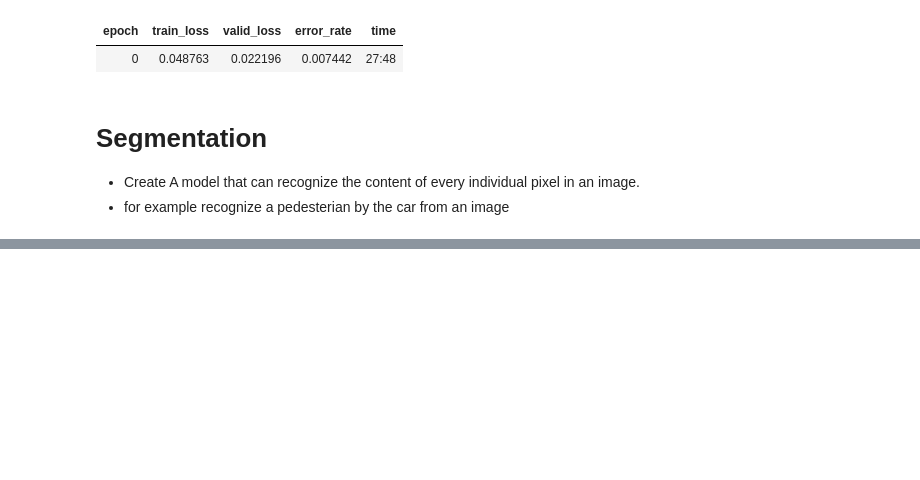
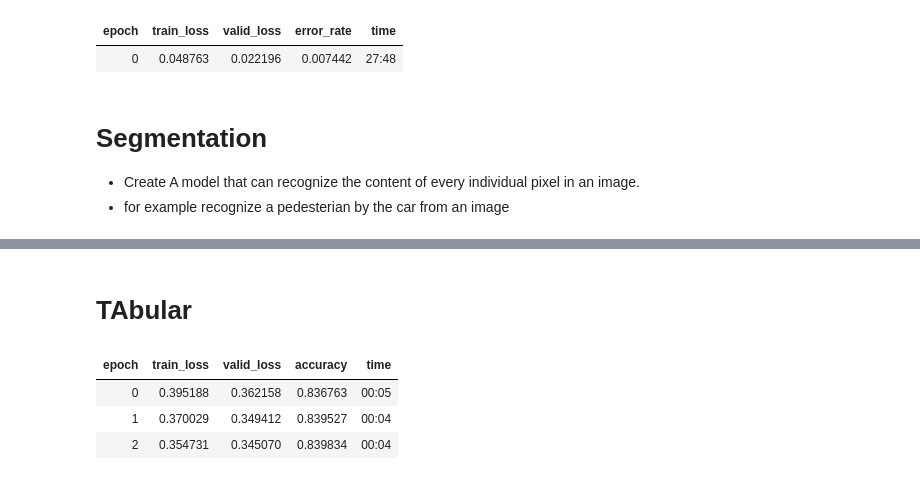
Before and after one commit to Elma-dev/fast_ai, a Jupyter notebook: fast_ai.ipynb, the cells around one changed output, grey strips where cells are left out. Saved outputs shown, nothing was run; the diff lists cells and outputs as text; code cells hidden in the pictures; blank space fills up the shorter version.

```diff
--- a/fast_ai.ipynb
+++ b/fast_ai.ipynb
@@ -49,0 +99,21 @@ learner.fine_tune(1) #how to fit the model =>fine_tune: important tricks to adap
+# %% [markdown]
+# TAbular
+# %%
+from fastai.tabular.all import *
+path=untar_data(URLs.ADULT_SAMPLE)
+dls=TabularDataLoaders.from_csv(path/"adult.csv",
+                                path=path,
+                                y_names="salary",
+                                cat_names=["workclass","education","marital-status","occupation","relationship","race"],
+                                cont_names=["age","fnlwgt","education-num"],
+                                procs=[Categorify,FillMissing,Normalize]
+                                )
+# %%
+learn=tabular_learner(dls,metrics=accuracy)
+# %%
+learn.fit_one_cycle(3)
+# %% [output]
+| epoch | train_loss | valid_loss | accuracy | time |
+| 0 | 0.395188 | 0.362158 | 0.836763 | 00:05 |
+| 1 | 0.370029 | 0.349412 | 0.839527 | 00:04 |
+| 2 | 0.354731 | 0.345070 | 0.839834 | 00:04 |
```
Also changed, not shown: parts of 11 cells of this notebook.
